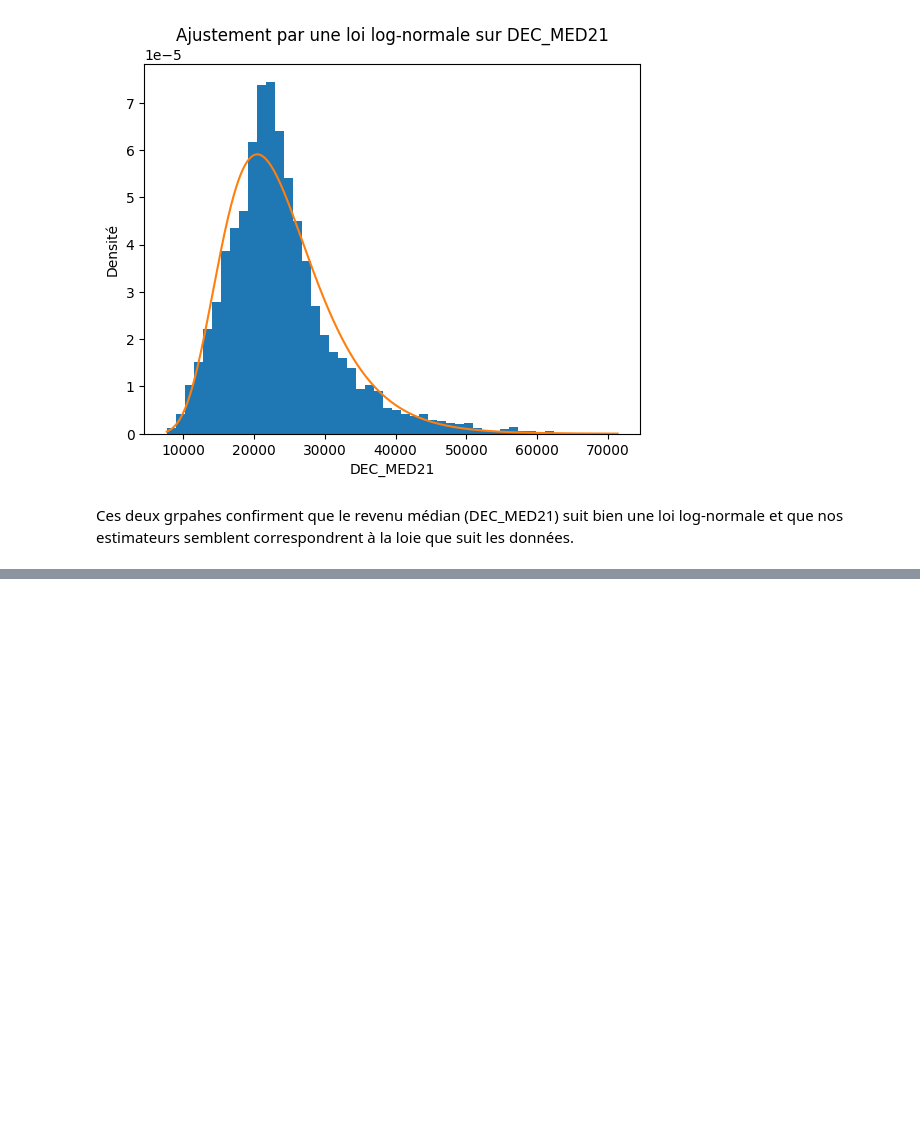
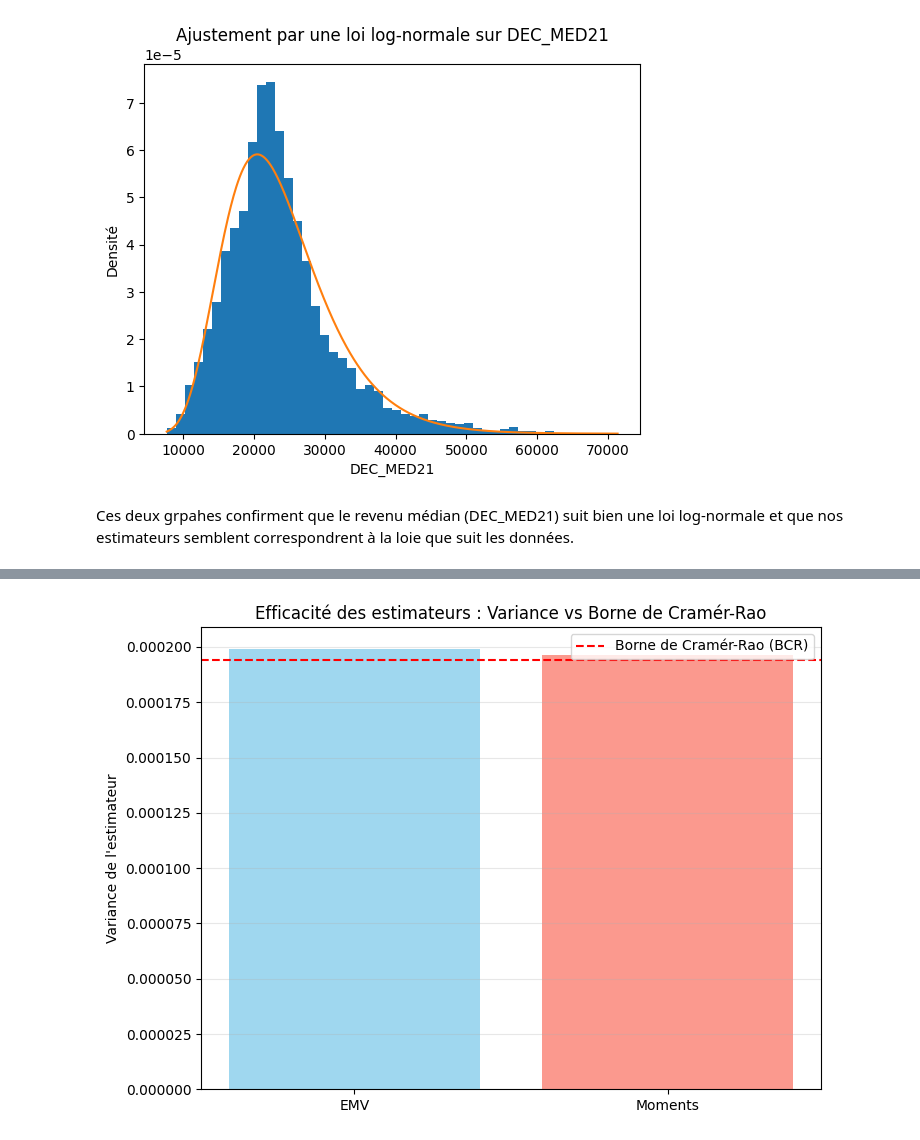
Before and after one commit to Bapt1st3/Iris-Income-Analysis, a Jupyter notebook: analye_dataset.ipynb, the cells around one changed output, grey strips where cells are left out. Drawn from its saved outputs; the diff is of its cells as text; code cells hidden in the pictures; blank space fills up the shorter version.

```diff
--- a/analye_dataset.ipynb
+++ b/analye_dataset.ipynb
@@ -516,0 +731,43 @@ verifions la loi forte des grand nombre
+# %%
+# --- Comparaison de l'Efficacité ---
+n = 500
+n_trials = 5000
+m_true = m_ref
+sigma2_true = np.var(np.log(x_pop))
+
+bcr_m = sigma2_true / n
+
+vars_mle_m = []
+vars_mm_m = []
+
+for _ in range(n_trials):
+    # Tirage aléatoire dans la population
+    sample = np.random.choice(x_pop, size=n, replace=True)
+
+    # 1. Estimation m par EMV
+    m_mle = np.mean(np.log(sample))
+
+    # 2. Estimation m par Moments
+    x_bar = np.mean(sample)
+    v_emp = np.var(sample)
+    s2_mm = np.log(1 + v_emp / (x_bar**2))
+    m_mm = np.log(x_bar) - 0.5 * s2_mm
+
+    vars_mle_m.append(m_mle)
+    vars_mm_m.append(m_mm)
+
+var_reelle_mle = np.var(vars_mle_m)
+var_reelle_mm = np.var(vars_mm_m)
+
+# --- Visualisation ---
+plt.figure(figsize=(8, 6))
+methods = ['EMV', 'Moments']
+variances = [var_reelle_mle, var_reelle_mm]
+plt.bar(methods, variances, color=['skyblue', 'salmon'], alpha=0.8)
+plt.axhline(y=bcr_m, color='red', linestyle='--', label='Borne de Cramér-Rao (BCR)')
+plt.title('Efficacité des estimateurs : Variance vs Borne de Cramér-Rao')
+plt.ylabel('Variance de l\'estimateur')
+plt.legend()
+plt.grid(axis='y', alpha=0.3)
+# %% [output]
+[figure, added]
```
Also changed, not shown: parts of 14 cells of this notebook.
